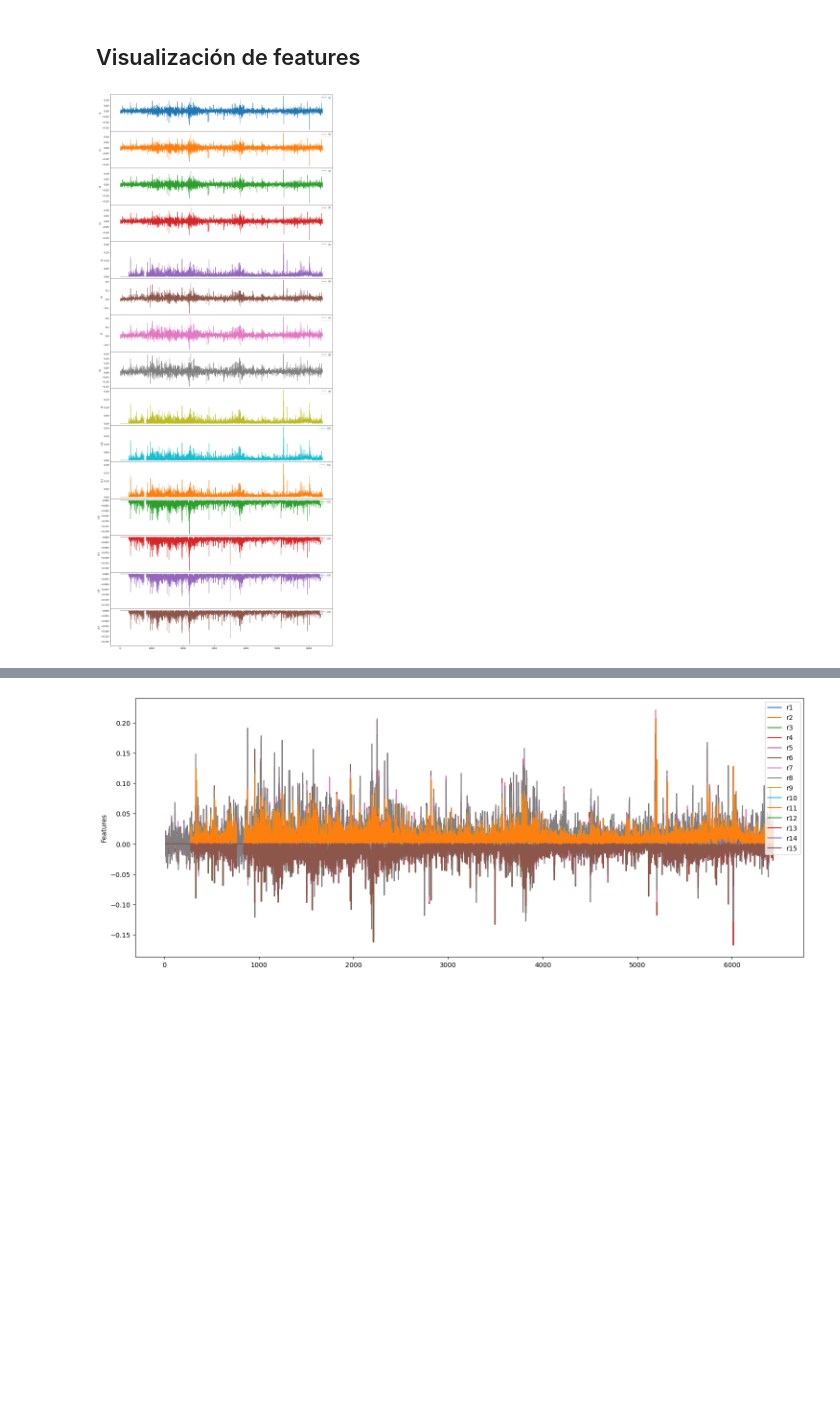
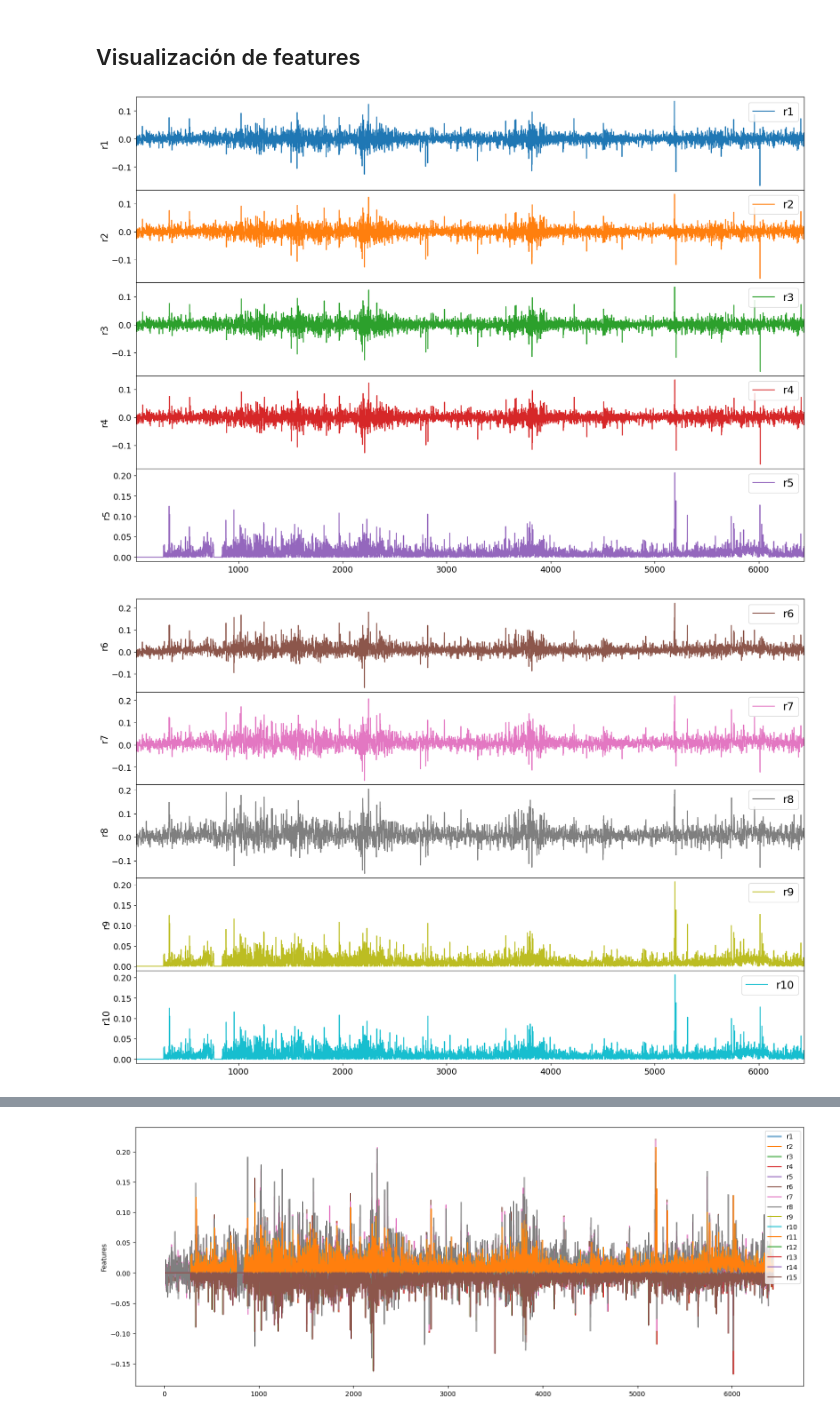
Before and after one commit to Pedro-Carchi/TFM-Master_IA-VIU, a Jupyter notebook: preprocesamiento_datos.ipynb, the cells around one changed output, grey strips where cells are left out. Drawn from its saved outputs; the diff is of its cells as text; code cells hidden in the pictures; blank space fills up the shorter version.

```diff
--- a/preprocesamiento_datos.ipynb
+++ b/preprocesamiento_datos.ipynb
@@ -126,30 +126,80 @@ n_indices = 5
 # %%
 # Grafico los  15 features lag
 
 features_names = ['r1', 'r2', 'r3', 'r4', 'r5', 'r6', 'r7', 'r8',
                   'r9', 'r10', 'r11', 'r12', 'r13', 'r14', 'r15']
 colores = ['C0', 'C1', 'C2', 'C3', 'C4', 'C5',
           'C6', 'C7', 'C8', 'C9', 'C1', 'C2',
           'C3', 'C4', 'C5', 'C6', 'C7', 'C8']
 
 
-fig, axes = plt.subplots(n_lag, 1, figsize=(18, 3 * 15), sharex=True )
+# --------------------- Features r1-r5 ----------------------------
+fig, axes = plt.subplots(5, 1, figsize=(20, 14), sharex=True )
 
-for i in range(n_lag):
+for i in range(0, 5):
     feature = features_names[i]
     ax = axes[i]
     color = colores[i]
 
     # grafico
     ax.plot(df[feature], color = color, label = f'{feature}')
-    ax.set_ylabel(feature, fontsize=10)
-    ax.legend(loc='upper right', fontsize=10)
+    ax.set_ylabel(feature, fontsize=15)
+    ax.legend(loc='upper right', fontsize=18)
+    ax.tick_params(axis='both', labelsize=14)
+    ax.margins(x=0)
 
 plt.subplots_adjust(hspace=0)
 plt.show()
 
 # Guardo imagen en png
-ruta_archivo = 'imagenes/features_lags.png'
+ruta_archivo = 'imagenes/features_lags_1.png'
 fig.savefig(ruta_archivo, dpi=300, bbox_inches='tight')
+
+
+# -------------------- Features r5-r10----------------------------
+fig, axes = plt.subplots(5, 1, figsize=(20, 14), sharex=True )
+
+for i in range(0,5):
+    feature = features_names[i+5]
+    ax = axes[i]
+    color = colores[i+5]
+
+    # grafico
+    ax.plot(df[feature], color = color, label = f'{feature}')
+    ax.set_ylabel(feature, fontsize=15)
+    ax.legend(loc='upper right', fontsize=18)
+    ax.tick_params(axis='both', labelsize=14)
+    ax.margins(x=0)
+
+plt.subplots_adjust(hspace=0)
+plt.show()
+
+# Guardo imagen en png
+ruta_archivo = 'imagenes/features_lags_2.png'
+fig.savefig(ruta_archivo, dpi=300, bbox_inches='tight')
+
+
+# ------------------- Features r10-r15 ------------------------------
+fig, axes = plt.subplots(5, 1, figsize=(20, 14), sharex=True )
+
+for i in range(0,5):
+    feature = features_names[i+10]
+    ax = axes[i]
+    color = colores[i+10]
+
+    # grafico
+    ax.plot(df[feature], color = color, label = f'{feature}')
+    ax.set_ylabel(feature, fontsize=15)
+    ax.legend(loc='upper right', fontsize=18)
+    ax.tick_params(axis='both', labelsize=14)
+    ax.margins(x=0)
+
+plt.subplots_adjust(hspace=0)
+plt.show()
+
+# Guardo imagen en png
+ruta_archivo = 'imagenes/features_lags_3.png'
+fig.savefig(ruta_archivo, dpi=300, bbox_inches='tight')
 # %% [output]
-[figure, old version]
+[figure, new version]
+[figure, added]
```
Also changed, not shown: parts of 3 cells of this notebook.
